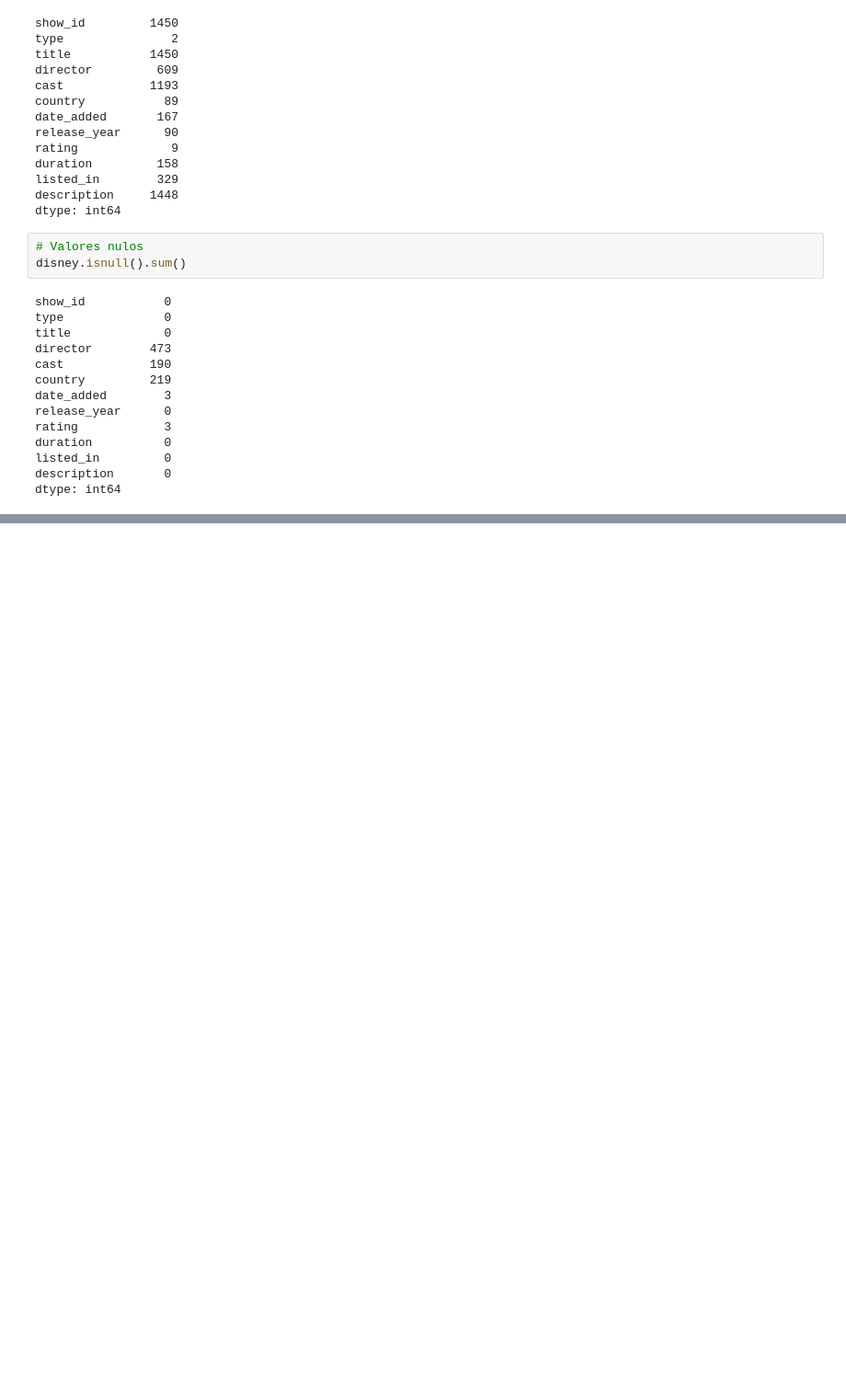
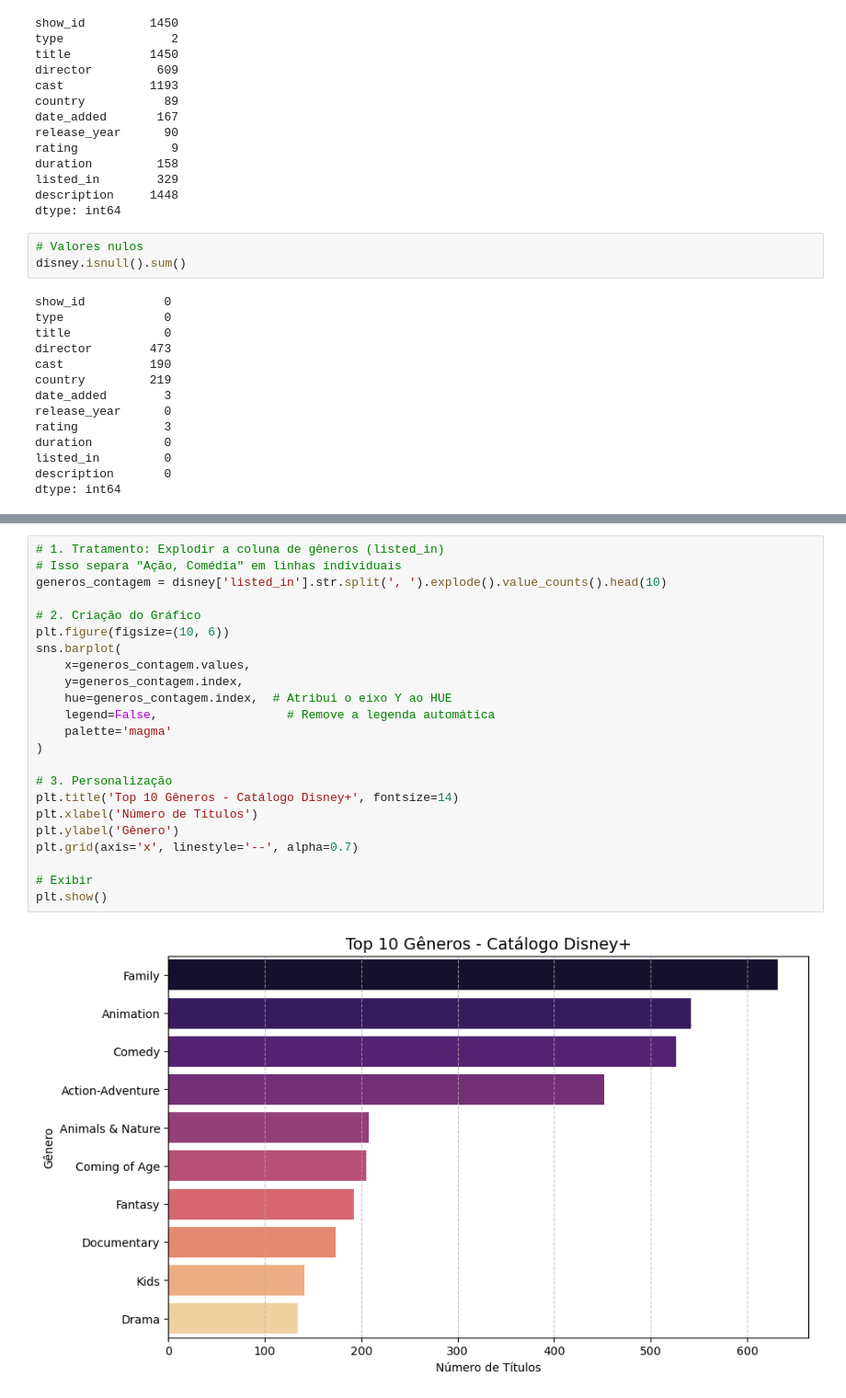
Before and after one commit to NathaliaMainenti/disney-bot-api, a Jupyter notebook: analise_disney.ipynb, the cells around one changed output, grey strips where cells are left out. Shown at 92% size. Cells and saved outputs as stored; diff of their text form; blank space fills up the shorter version.

```diff
--- a/analise_disney.ipynb
+++ b/analise_disney.ipynb
@@ -87,0 +96,25 @@ dtype: int64
+# %%
+# 1. Tratamento: Explodir a coluna de gêneros (listed_in)
+# Isso separa "Ação, Comédia" em linhas individuais
+generos_contagem = disney['listed_in'].str.split(', ').explode().value_counts().head(10)
+
+# 2. Criação do Gráfico
+plt.figure(figsize=(10, 6))
+sns.barplot(
+    x=generos_contagem.values,
+    y=generos_contagem.index,
+    hue=generos_contagem.index,  # Atribui o eixo Y ao HUE
+    legend=False,                  # Remove a legenda automática
+    palette='magma'
+)
+
+# 3. Personalização
+plt.title('Top 10 Gêneros - Catálogo Disney+', fontsize=14)
+plt.xlabel('Número de Títulos')
+plt.ylabel('Gênero')
+plt.grid(axis='x', linestyle='--', alpha=0.7)
+
+# Exibir
+plt.show()
+# %% [output]
+[figure, added]
```
Also changed, not shown: parts of 3 cells of this notebook, 1 other file.
